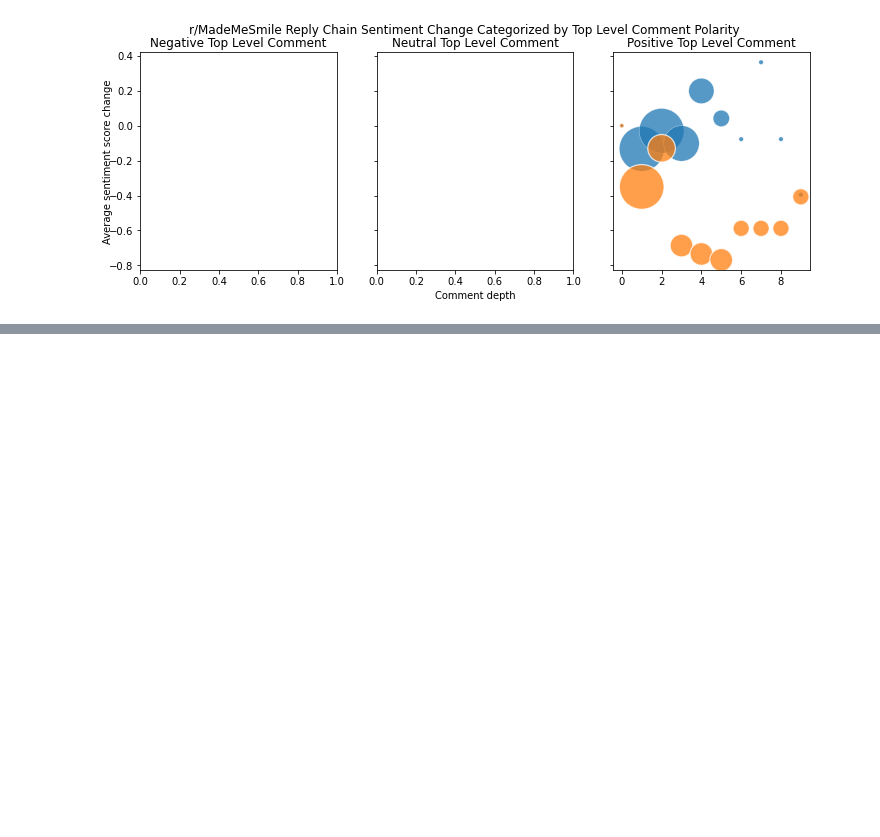
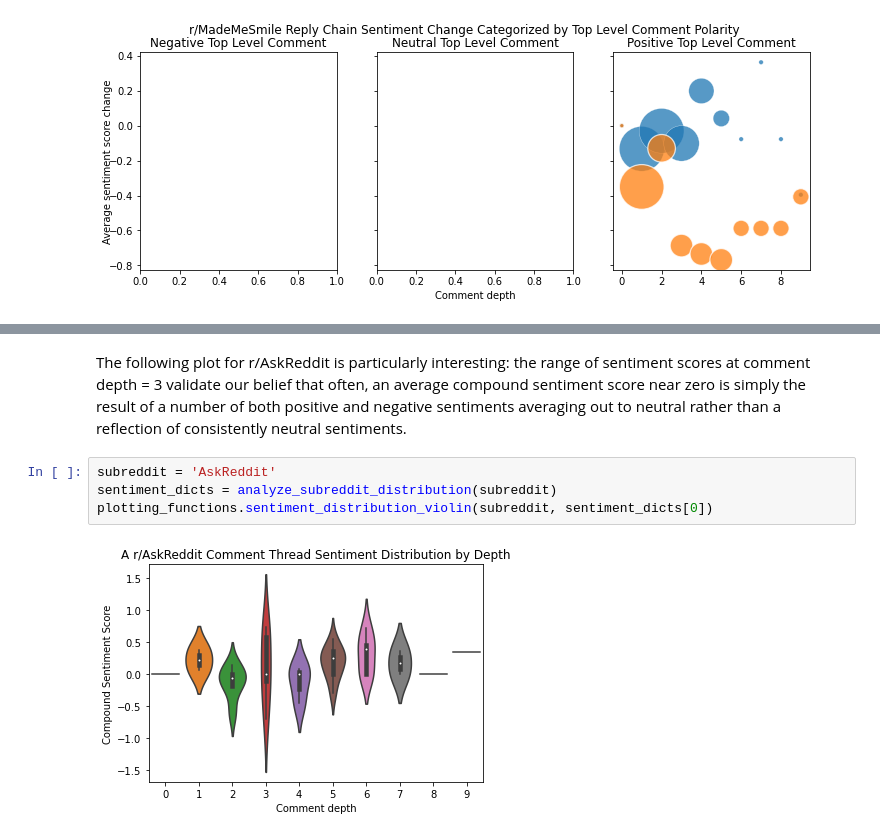
Before and after one commit to olincollege/reddit-sentiment, a Jupyter notebook: workspace.ipynb, the cells around one changed output, grey strips where cells are left out. Cells and saved outputs as stored; diff of their text form; blank space fills up the shorter version.

```diff
--- a/workspace.ipynb
+++ b/workspace.ipynb
@@ -166,0 +166,8 @@ plotting_functions.sentiment_distribution_violin(subreddit, sentiment_dicts[0])
+# %% [markdown]
+The following plot for r/AskReddit is particularly interesting: the range of sentiment scores at comment depth = 3 validate our belief that often, an average compound sentiment score near zero is simply the result of a number of both positive and negative sentiments averaging out to neutral rather than a reflection of consistently neutral sentiments.
+# %%
+subreddit = 'AskReddit'
+sentiment_dicts = analyze_subreddit_distribution(subreddit)
+plotting_functions.sentiment_distribution_violin(subreddit, sentiment_dicts[0])
+# %% [output]
+[figure, added]
```
Also changed, not shown: parts of 21 cells of this notebook, 1 other file.
